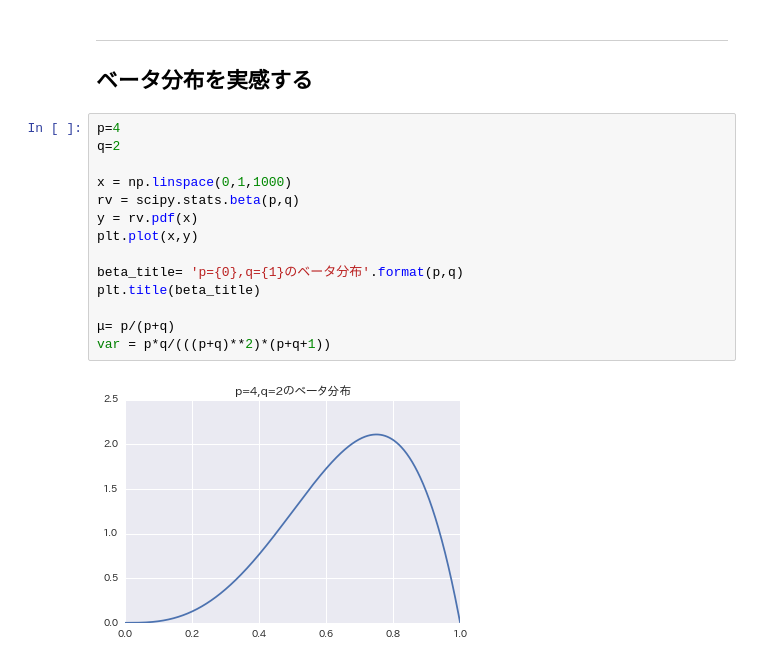
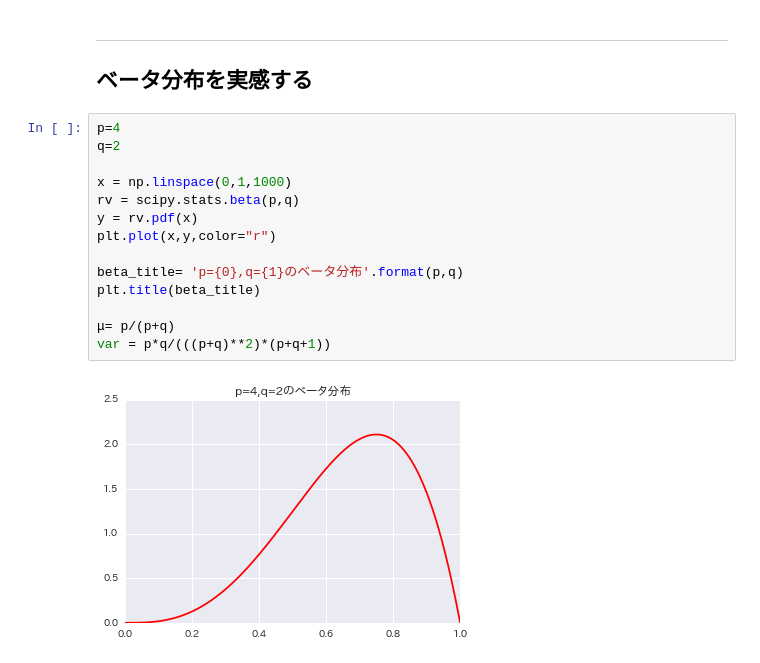
Before and after one commit to currypurin/Bayesian-Methods-for-Hackers, a Jupyter notebook: zukaikorenarawakaru/20170508_5syou.ipynb, the cells around one changed output. Cells and saved outputs as stored; diff of their text form.

```diff
--- a/zukaikorenarawakaru/20170508_5syou.ipynb
+++ b/zukaikorenarawakaru/20170508_5syou.ipynb
@@ -217,16 +216,16 @@ plt.ylim(0,max(yvar)+0.01)
 # %%
 p=4
 q=2
 
 x = np.linspace(0,1,1000)
 rv = scipy.stats.beta(p,q)
 y = rv.pdf(x)
-plt.plot(x,y)
+plt.plot(x,y,color="r")
 
 beta_title= 'p={0},q={1}のベータ分布'.format(p,q)
 plt.title(beta_title)
 
 μ= p/(p+q)
 var = p*q/(((p+q)**2)*(p+q+1))
 # %% [output]
-[figure, old version]
+[figure, new version]
```
Also changed, not shown: parts of 9 cells of this notebook, 1 other file.
